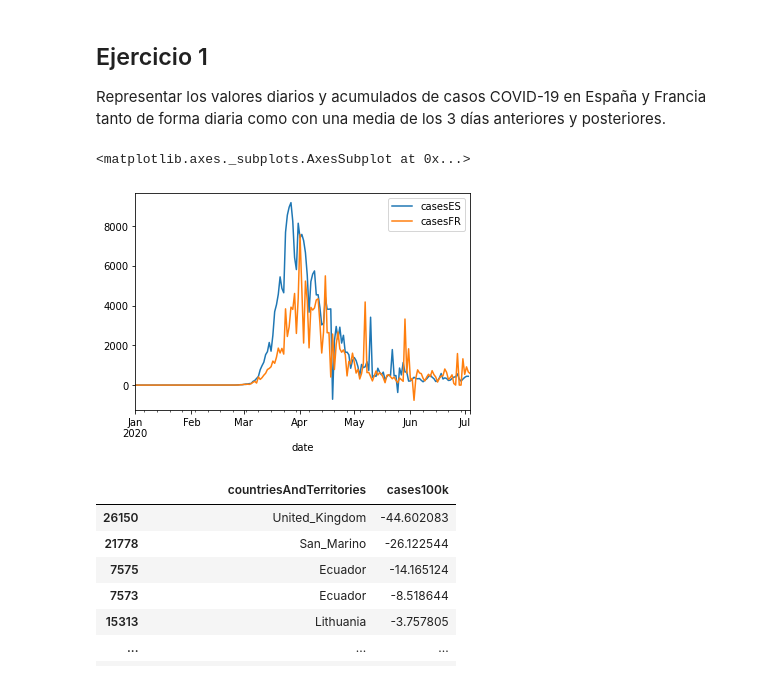
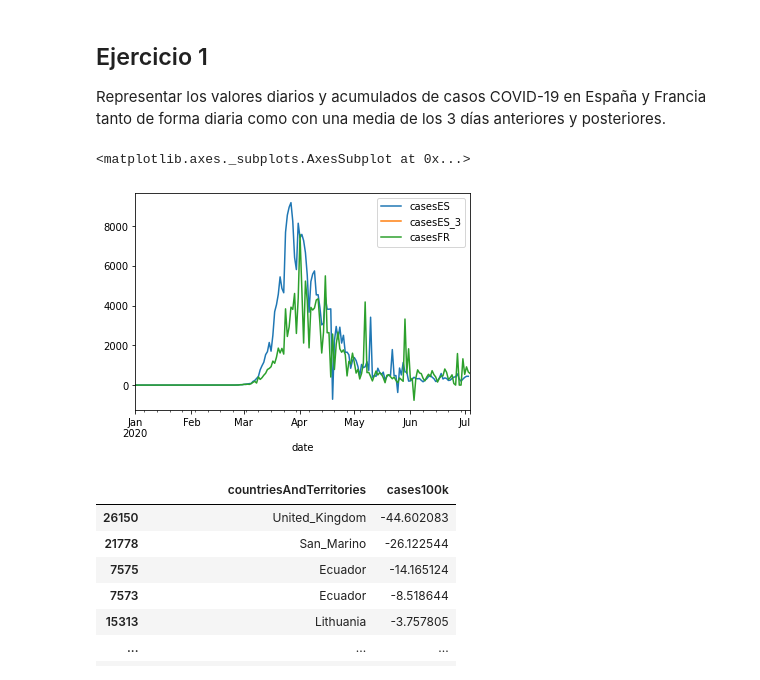
Before and after one commit to laperez/Phyton, a Jupyter notebook: Sesion_03_Iniciacion_a_Pandas.ipynb, the cells around one changed output. Cells and saved outputs as stored; diff of their text form; code cells hidden in the pictures.

```diff
--- a/Sesion_03_Iniciacion_a_Pandas.ipynb
+++ b/Sesion_03_Iniciacion_a_Pandas.ipynb
@@ -742,22 +742,24 @@ Resultado esperado:
 Representar los valores diarios y acumulados de casos COVID-19 en España y Francia tanto de forma diaria como con una media de los 3 días anteriores y posteriores.
 # %%
 import pandas as pd
+import numpy as np
 
 datosCSV = pd.read_csv('COVID-19_opendata_ecdc_europa_20200704.csv')
 
-datosCSV['date'] = datosCSV.apply(lambda fila: pd.Timestamp(fila['year'], fila['month'], fila['day']), axis = 1)
-
+datosCSV['date'] = datosCSV.apply(lambda fila: pd.datetime(fila['year'], fila['month'], fila['day']), axis = 1)
+datosCSV['date_menos_3'] = pd.DatetimeIndex(datosCSV.date) + pd.DateOffset(-3)
+datosCSV['date_mas_3'] = pd.DatetimeIndex(datosCSV.date) + pd.DateOffset(3)
 
 cars = {'casesES': datosCSV[(datosCSV.countriesAndTerritories == 'Spain') & (datosCSV.month< 8)].groupby(['date'], sort=True).sum().cases,
-        'casesFR': datosCSV[(datosCSV.countriesAndTerritories == 'France') & (datosCSV.month< 8)].groupby(['date'], sort=True).sum().cases,
+        'casesFR': datosCSV[(datosCSV.countriesAndTerritories == 'France') & (datosCSV.month< 8)].groupby(['date'], sort=True).sum().cases
         }
 
-df = pd.DataFrame(cars, columns = ['casesES', 'casesFR'])
+df = pd.DataFrame(cars, columns = ['casesES','casesES_3','casesFR'])
 
 df.plot()
 # %% [output]
 <matplotlib.axes._subplots.AxesSubplot at 0x...>
-[figure, old version]
+[figure, new version]
 # %%
 # Crear una columna nueva que represente los casos cada 100000 habitantes y visualizar junto al país
 # Mostrar los datos ordenados por el nuevo valor de forma ascendente
```
